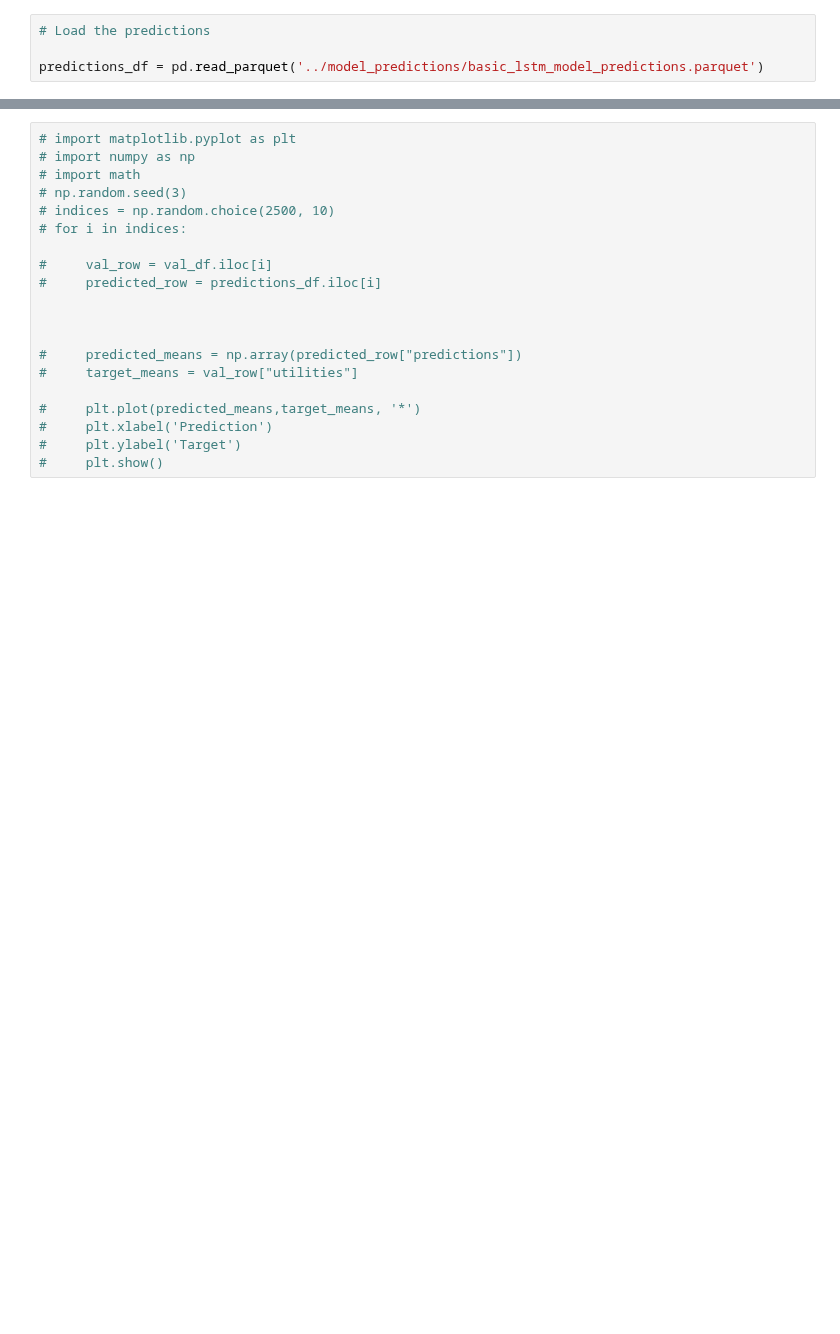
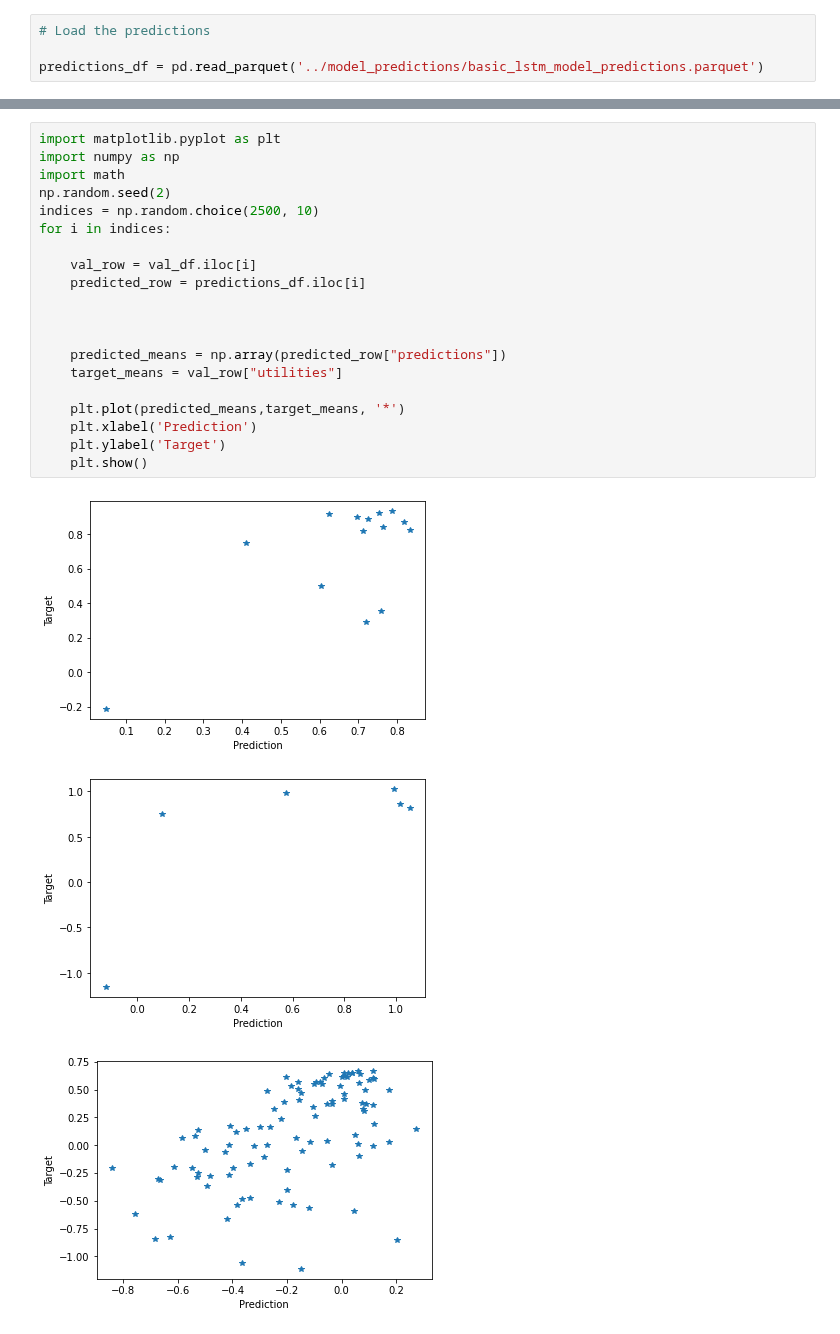
Before and after one commit to gersonfoks/towards-efficient-bayes-risk-decoding, a Jupyter notebook: notebooks/evaluating model.ipynb, the cells around one changed output, grey strips where cells are left out. Saved outputs shown, nothing was run; the diff lists cells and outputs as text; blank space fills up the shorter version.

```diff
--- a/notebooks/evaluating model.ipynb
+++ b/notebooks/evaluating model.ipynb
@@ -98,20 +139,24 @@ LinAlgError: SVD did not converge in Linear Least Squares
 # %%
-# import matplotlib.pyplot as plt
-# import numpy as np
-# import math
-# np.random.seed(3)
-# indices = np.random.choice(2500, 10)
-# for i in indices:
+import matplotlib.pyplot as plt
+import numpy as np
+import math
+np.random.seed(2)
+indices = np.random.choice(2500, 10)
+for i in indices:
 
-#     val_row = val_df.iloc[i]
-#     predicted_row = predictions_df.iloc[i]
+    val_row = val_df.iloc[i]
+    predicted_row = predictions_df.iloc[i]
 
 
 
-#     predicted_means = np.array(predicted_row["predictions"])
-#     target_means = val_row["utilities"]
+    predicted_means = np.array(predicted_row["predictions"])
+    target_means = val_row["utilities"]
 
-#     plt.plot(predicted_means,target_means, '*')
-#     plt.xlabel('Prediction')
-#     plt.ylabel('Target')
-#     plt.show()
+    plt.plot(predicted_means,target_means, '*')
+    plt.xlabel('Prediction')
+    plt.ylabel('Target')
+    plt.show()
+# %% [output]
+[figure, added]
+[figure, added]
+[figure, added]
```
Also changed, not shown: parts of 14 cells of this notebook, 3 other files.
